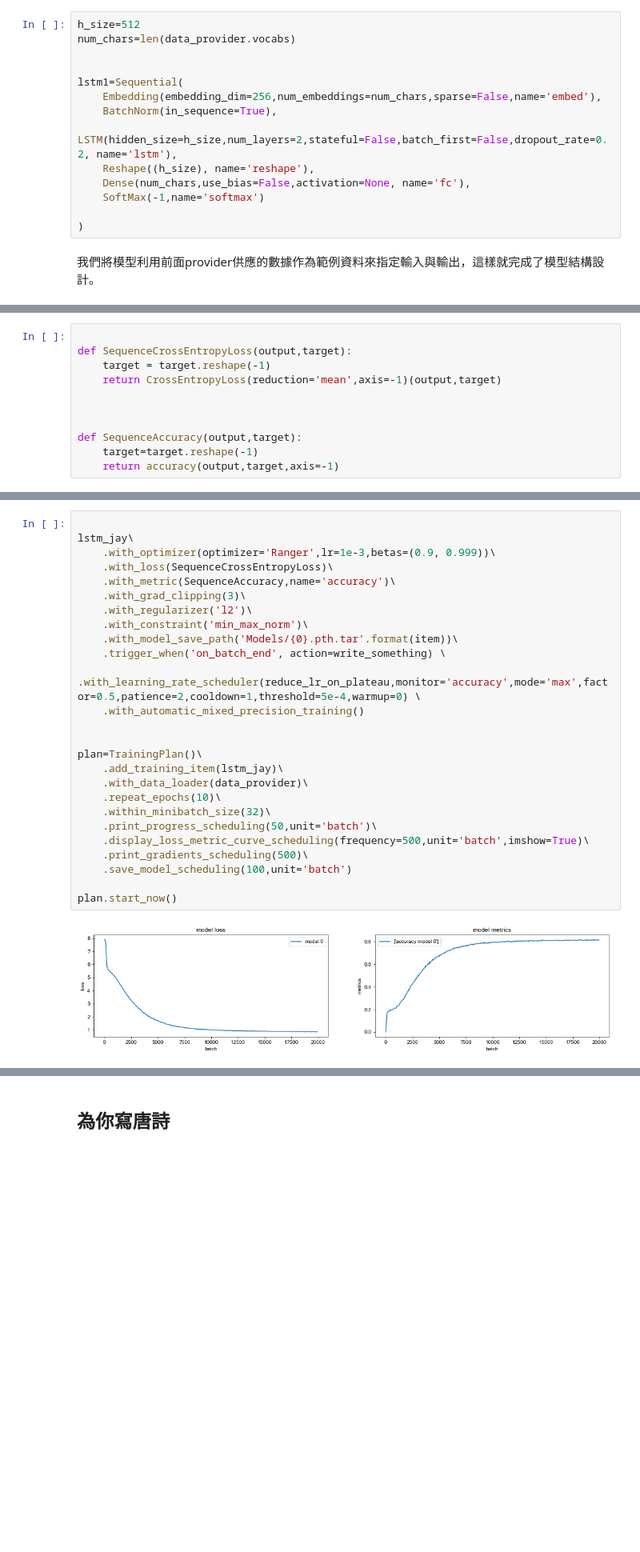
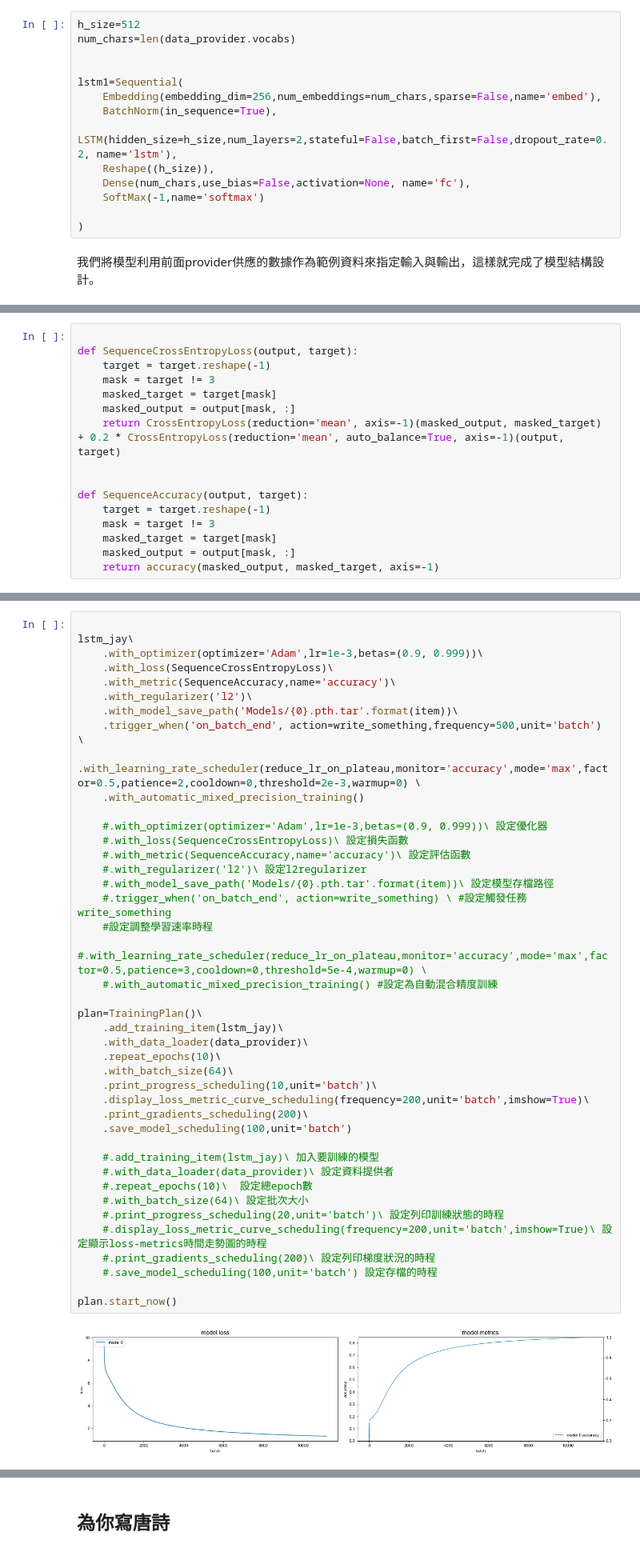
Before and after one commit to AllanYiin/DeepBelief_Course5_Examples, a Jupyter notebook: epoch702_為你寫詩/poet_for_you_pytorch.ipynb, the cells around one changed output, grey strips where cells are left out. Shown at 80% size. Cells and saved outputs as stored; diff of their text form; blank space fills up the shorter version.

```diff
--- a/epoch702_為你寫詩/poet_for_you_pytorch.ipynb
+++ b/epoch702_為你寫詩/poet_for_you_pytorch.ipynb
@@ -112,7 +120,7 @@ lstm1=Sequential(
     Embedding(embedding_dim=256,num_embeddings=num_chars,sparse=False,name='embed'),
     BatchNorm(in_sequence=True),
     LSTM(hidden_size=h_size,num_layers=2,stateful=False,batch_first=False,dropout_rate=0.2, name='lstm'),
-    Reshape((h_size), name='reshape'),
+    Reshape((h_size)),
     Dense(num_chars,use_bias=False,activation=None, name='fc'),
     SoftMax(-1,name='softmax')
 
@@ -149,14 +162,19 @@ Estimated Total Size (MB): 7.36
 # %%
 
-def SequenceCrossEntropyLoss(output,target):
+def SequenceCrossEntropyLoss(output, target):
     target = target.reshape(-1)
-    return CrossEntropyLoss(reduction='mean',axis=-1)(output,target)
+    mask = target != 3
+    masked_target = target[mask]
+    masked_output = output[mask, :]
+    return CrossEntropyLoss(reduction='mean', axis=-1)(masked_output, masked_target) + 0.2 * CrossEntropyLoss(reduction='mean', auto_balance=True, axis=-1)(output, target)
 
 
-
-def SequenceAccuracy(output,target):
-    target=target.reshape(-1)
-    return accuracy(output,target,axis=-1)
+def SequenceAccuracy(output, target):
+    target = target.reshape(-1)
+    mask = target != 3
+    masked_target = target[mask]
+    masked_output = output[mask, :]
+    return accuracy(masked_output, masked_target, axis=-1)
 # %% [markdown]
 在最後模型的設定基本上是將剛才處理過的支持序列的CrossEntropyLoss以及Accuracy分別設定為損失函數與評估函數，為了避免LSTM梯度爆炸(理論上很少發生，但是以防萬一)，我加上了**梯度裁切(gradient clipping)**，然後我希望在模型訓練過程中可以即時看到預測的效果，因此我們需要讓訓練流程中定期調用剛剛寫好的write_something函數，以前是需要透過客製化Callbacks的方式來實現，**現在在trident中有更簡單的新方法就是使用模型中的trigger_when方法**。透過trigger_when的action(對應到輸入值為training_context的函數)以及設定基於什麼來觸發action的事件，舉例來說，我希望每500個批次就調用一次write_something函數，因此就可以設定在on_batch_end事件中觸發，不過每次觸發時，可以透過檢查training_context中目前的epoch以及batch數來判斷是否要繼續執行，這樣等於不需要重新撰寫callbacks類，就能做到同樣的效果。
 # %%
@@ -265,28 +283,44 @@ def write_something(training_context):
 # %%
 
 lstm_jay\
-    .with_optimizer(optimizer='Ranger',lr=1e-3,betas=(0.9, 0.999))\
+    .with_optimizer(optimizer='Adam',lr=1e-3,betas=(0.9, 0.999))\
     .with_loss(SequenceCrossEntropyLoss)\
     .with_metric(SequenceAccuracy,name='accuracy')\
-    .with_grad_clipping(3)\
     .with_regularizer('l2')\
-    .with_constraint('min_max_norm')\
     .with_model_save_path('Models/{0}.pth.tar'.format(item))\
-    .trigger_when('on_batch_end', action=write_something) \
-    .with_learning_rate_scheduler(reduce_lr_on_plateau,monitor='accuracy',mode='max',factor=0.5,patience=2,cooldown=1,threshold=5e-4,warmup=0) \
+    .trigger_when('on_batch_end', action=write_something,frequency=500,unit='batch') \
+    .with_learning_rate_scheduler(reduce_lr_on_plateau,monitor='accuracy',mode='max',factor=0.5,patience=2,cooldown=0,threshold=2e-3,warmup=0) \
     .with_automatic_mixed_precision_training()
 
+    #.with_optimizer(optimizer='Adam',lr=1e-3,betas=(0.9, 0.999))\ 設定優化器
+    #.with_loss(SequenceCrossEntropyLoss)\ 設定損失函數
+    #.with_metric(SequenceAccuracy,name='accuracy')\ 設定評估函數
+    #.with_regularizer('l2')\ 設定l2regularizer
+    #.with_model_save_path('Models/{0}.pth.tar'.format(item))\ 設定模型存檔路徑
+    #.trigger_when('on_batch_end', action=write_something) \ #設定觸發任務write_something
+    #設定調整學習速率時程
+    #.with_learning_rate_scheduler(reduce_lr_on_plateau,monitor='accuracy',mode='max',factor=0.5,patience=3,cooldown=0,threshold=5e-4,warmup=0) \
+    #.with_automatic_mixed_precision_training() #設定為自動混合精度訓練
 
 plan=TrainingPlan()\
     .add_training_item(lstm_jay)\
     .with_data_loader(data_provider)\
     .repeat_epochs(10)\
-    .within_minibatch_size(32)\
-    .print_progress_scheduling(50,unit='batch')\
-    .display_loss_metric_curve_scheduling(frequency=500,unit='batch',imshow=True)\
-    .print_gradients_scheduling(500)\
+    .with_batch_size(64)\
+    .print_progress_scheduling(10,unit='batch')\
+    .display_loss_metric_curve_scheduling(frequency=200,unit='batch',imshow=True)\
+    .print_gradients_scheduling(200)\
     .save_model_scheduling(100,unit='batch')
 
+    #.add_training_item(lstm_jay)\ 加入要訓練的模型
+    #.with_data_loader(data_provider)\ 設定資料提供者
+    #.repeat_epochs(10)\  設定總epoch數
+    #.with_batch_size(64)\ 設定批次大小
+    #.print_progress_scheduling(20,unit='batch')\ 設定列印訓練狀態的時程
+    #.display_loss_metric_curve_scheduling(frequency=200,unit='batch',imshow=True)\ 設定顯示loss-metrics時間走勢圖的時程
+    #.print_gradients_scheduling(200)\ 設定列印梯度狀況的時程
+    #.save_model_scheduling(100,unit='batch') 設定存檔的時程
+
 plan.start_now()
 # %% [output]
-[figure, old version]
+[figure, new version]
```
Also changed, not shown: parts of 18 cells of this notebook.
